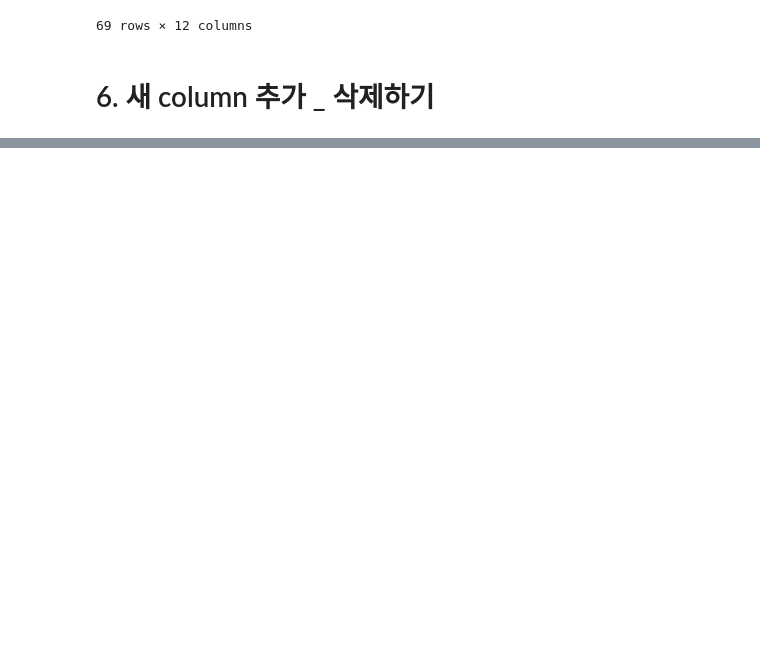
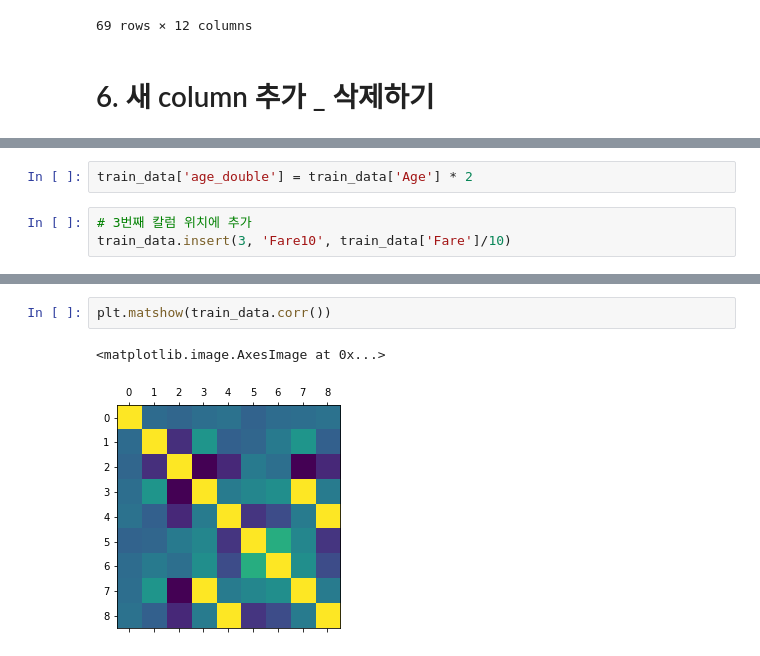
Before and after one commit to Proton214/Big-Data-Analyzer, a Jupyter notebook: ADP 실기 데이터 분석 전문가/Pandas tutorial - DataFrame.ipynb, the cells around one changed output, grey strips where cells are left out. Saved outputs shown, nothing was run; the diff lists cells and outputs as text; blank space fills up the shorter version.

```diff
--- a/ADP 실기 데이터 분석 전문가/Pandas tutorial - DataFrame.ipynb
+++ b/ADP 실기 데이터 분석 전문가/Pandas tutorial - DataFrame.ipynb
@@ -139,0 +145,5 @@ train_data[(train_data['Pclass'] == 3) & (train_data['Age'] >= 30) & (train_data
+# %%
+train_data['age_double'] = train_data['Age'] * 2
+# %%
+# 3번째 칼럼 위치에 추가
+train_data.insert(3, 'Fare10', train_data['Fare']/10)
@@ -139,0 +190,5 @@ train_data[(train_data['Pclass'] == 3) & (train_data['Age'] >= 30) & (train_data
+# %%
+plt.matshow(train_data.corr())
+# %% [output]
+<matplotlib.image.AxesImage at 0x...>
+[figure, added]
```
Also changed, not shown: parts of 27 cells of this notebook.
